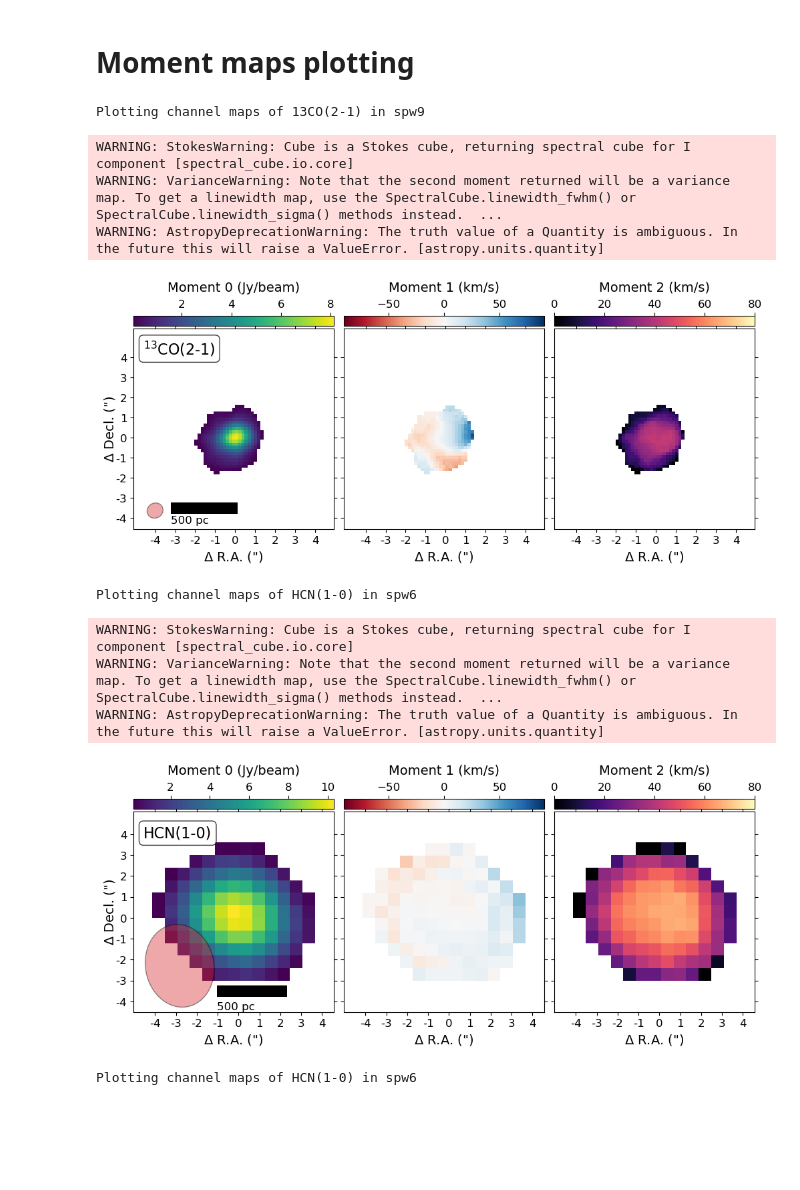
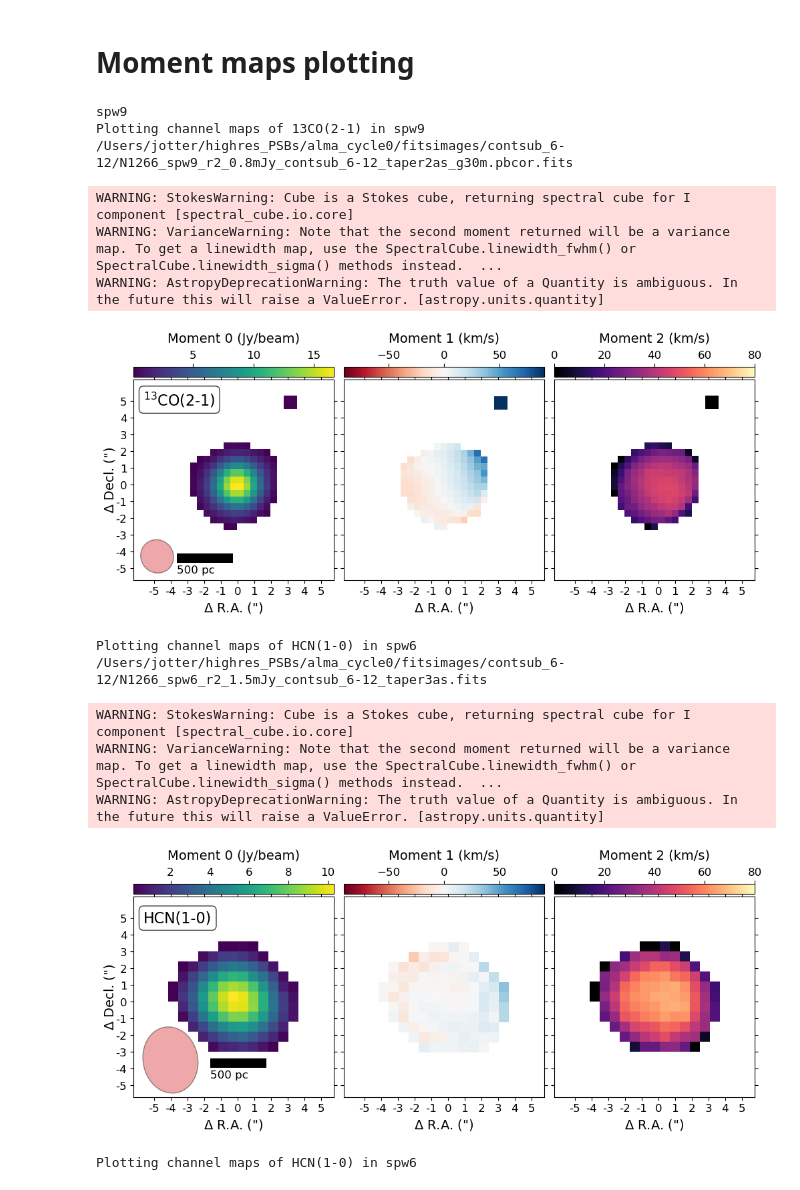
Before and after one commit to jaotter/alma_cycle0, a Jupyter notebook: scripts/moment_maps.ipynb, the cells around one changed output. Saved outputs shown, nothing was run; the diff lists cells and outputs as text; code cells hidden in the pictures; blank space fills up the shorter version.

Commit message:
changing which cube to plot

```diff
--- a/scripts/moment_maps.ipynb
+++ b/scripts/moment_maps.ipynb
@@ -138,8 +138,8 @@ def plot_moment_maps(cube, mom_maps, line_name, fov_size=8*u.arcsecond):
     ax0.set_xlim(xlim_pix)
     ax0.set_ylim(ylim_pix)
 
-    yticks_as = [-4,-3,-2,-1,0,1,2,3,4]
-    xticks_as = [-4,-3,-2,-1,0,1,2,3,4]
+    yticks_as = [-5,-4,-3,-2,-1,0,1,2,3,4,5]
+    xticks_as = [-5,-4,-3,-2,-1,0,1,2,3,4,5]
 
     pix_xticks = xticks_as / pixel_scales[0].value + gal_cen_pix[0]
     pix_yticks = yticks_as / pixel_scales[1].value + gal_cen_pix[1]
@@ -160,17 +160,26 @@ def plot_moment_maps(cube, mom_maps, line_name, fov_size=8*u.arcsecond):
 
     major_pix = (alma_beam.major / pixel_scales[0]).decompose()
     minor_pix = (alma_beam.minor / pixel_scales[0]).decompose()
-    #beam_xy = [xlim_pix[0] + major_pix/1.8, ylim_pix[0] + major_pix/1.8] #HCN
-    beam_xy = [xlim_pix[0] + major_pix/1.8+4, ylim_pix[0] + major_pix/1.8+3] #13CO
-    beam_ellipse = Ellipse(beam_xy, major_pix.value, minor_pix.value, 180-alma_beam.pa.value, alpha=0.4, ec='k', fc='tab:red')
-
-    ax0.add_patch(beam_ellipse)
 
     #xy_rect = [beam_xy[0]+3, beam_xy[1]-2.5] #for HCN(1-0)
-    xy_rect = [beam_xy[0]+5, beam_xy[1]-1] #for 13CO(2-1)
-    rect = Rectangle(xy_rect, scalebar_pix, height=scalebar_pix/6, facecolor='k')
-    ax0.add_patch(rect)
-    ax0.text(xy_rect[0], xy_rect[1]-3, '500 pc', size=12, color='k')
+    if line_name == '13CO(2-1)':
+        beam_xy = [xlim_pix[0] + major_pix/2+1, ylim_pix[0] + major_pix/2+1] #13CO
+        xy_rect = [beam_xy[0]+3, beam_xy[1]-1] #for 13CO(2-1)
+        rect = Rectangle(xy_rect, scalebar_pix, height=scalebar_pix/6, facecolor='k')
+        ax0.add_patch(rect)
+        ax0.text(xy_rect[0], xy_rect[1]-1.5, '500 pc', size=12, color='k')
+
+
+    if line_name == 'HCN(1-0)':
+        beam_xy = [xlim_pix[0] + major_pix/1.8, ylim_pix[0] + major_pix/1.8] #HCN
+        xy_rect = [beam_xy[0]+4, beam_xy[1]-0.8] #for 13CO(2-1)
+        rect = Rectangle(xy_rect, scalebar_pix, height=scalebar_pix/6, facecolor='k')
+        ax0.add_patch(rect)
+        ax0.text(xy_rect[0], xy_rect[1]-1, '500 pc', size=12, color='k')
+
+
+    beam_ellipse = Ellipse(beam_xy, major_pix.value, minor_pix.value, 180-alma_beam.pa.value, alpha=0.4, ec='k', fc='tab:red')
+    ax0.add_patch(beam_ellipse)
 
     ax1 = fig.add_subplot(gs[0,1])
     mom1_mappable = ax1.imshow(mom1, vmin=-90, vmax=90, cmap='RdBu')
@@ -230,12 +239,17 @@ def make_moment_maps(line, contsub=True, sigma=5, slab_width=1000*u.km/u.s, fov_
         cube_path = '/Users/jotter/highres_PSBs/ngc1266_data/co32.fits'
         spw=line
     else:
-        spw = None
         line_freq = line_freq_rest / (1 + z)
         for spw_name in freq_ranges.keys():
             freq_range = freq_ranges[spw_name]
             if line_freq > freq_range[0] and line_freq < freq_range[1]:
                 spw = spw_name
+
+        if line == '13CO(2-1)':
+            spw = '9'
+            print('spw9')
+        if line == 'HCN(1-0)':
+            spw = '6'
 
         print(f'Plotting channel maps of {line} in spw{spw}')
 
@@ -244,11 +258,12 @@ def make_moment_maps(line, contsub=True, sigma=5, slab_width=1000*u.km/u.s, fov_
                 cube_path = '/Users/jotter/highres_PSBs/alma_cycle0/fitsimages/contsub_6-12/N1266_spw9_r2_0.8mJy_contsub_6-12_taper2as_g30m.pbcor.fits'
             if spw == '6':
                 cube_path = '/Users/jotter/highres_PSBs/alma_cycle0/fitsimages/contsub_6-12/N1266_spw6_r2_1.5mJy_contsub_6-12_taper3as.fits'
-            else:
-                cube_path = glob.glob(f'/users/jotter/highres_PSBs/alma_cycle0/fitsimages/contsub_6-12/N1266_spw{spw}_r0.5_*_contsub_6-12.pbcor.fits')[0]
+            #else:
+            #    cube_path = glob.glob(f'/users/jotter/highres_PSBs/alma_cycle0/fitsimages/contsub_6-12/N1266_spw{spw}_r0.5_*_contsub_6-12.pbcor.fits')[0]
         else:
             cube_path = glob.glob(f'/users/jotter/highres_PSBs/alma_cycle0/fitsimages/no_contsub/N1266_spw{spw}_r0.5_*.pbcor.fits')[0]
 
+    print(cube_path)
     cube = SpectralCube.read(cube_path)
 
     if 'velocity' in cube.spectral_axis.unit.physical_type:
@@ -484,21 +499,24 @@ WARNING: VarianceWarning: Note that the second moment returned will be a varianc
 # %% [markdown]
 # Moment maps plotting
 # %%
-make_moment_maps('13CO(2-1)', contsub=True, sigma=5, fov_size=10*u.arcsecond)
+make_moment_maps('13CO(2-1)', contsub=True, sigma=5, fov_size=12*u.arcsecond)
 # %% [output]
+spw9
 Plotting channel maps of 13CO(2-1) in spw9
+/Users/jotter/highres_PSBs/alma_cycle0/fitsimages/contsub_6-12/N1266_spw9_r2_0.8mJy_contsub_6-12_taper2as_g30m.pbcor.fits
 WARNING: StokesWarning: Cube is a Stokes cube, returning spectral cube for I component [spectral_cube.io.core]
 WARNING: VarianceWarning: Note that the second moment returned will be a variance map. To get a linewidth map, use the SpectralCube.linewidth_fwhm() or SpectralCube.linewidth_sigma() methods instead.  ...
 WARNING: AstropyDeprecationWarning: The truth value of a Quantity is ambiguous. In the future this will raise a ValueError. [astropy.units.quantity]
-[figure, old version]
+[figure, new version]
 # %%
-make_moment_maps('HCN(1-0)', contsub=True, sigma=5, fov_size=10*u.arcsecond)
+make_moment_maps('HCN(1-0)', contsub=True, sigma=5, fov_size=12*u.arcsecond)
 # %% [output]
 Plotting channel maps of HCN(1-0) in spw6
+/Users/jotter/highres_PSBs/alma_cycle0/fitsimages/contsub_6-12/N1266_spw6_r2_1.5mJy_contsub_6-12_taper3as.fits
 WARNING: StokesWarning: Cube is a Stokes cube, returning spectral cube for I component [spectral_cube.io.core]
 WARNING: VarianceWarning: Note that the second moment returned will be a variance map. To get a linewidth map, use the SpectralCube.linewidth_fwhm() or SpectralCube.linewidth_sigma() methods instead.  ...
 WARNING: AstropyDeprecationWarning: The truth value of a Quantity is ambiguous. In the future this will raise a ValueError. [astropy.units.quantity]
-[figure, old version]
+[figure, new version]
 # %%
 mom0_HCN, mom1_HCN, mom2_HCN, cube_HCN = make_moment_maps('HCN(1-0)', contsub=True, sigma=5, fov_size=10*u.arcsecond, plot=False)
 mom0_13CO, mom1_13CO, mom2_13CO, cube_13CO = make_moment_maps('13CO(2-1)', contsub=True, sigma=5, fov_size=10*u.arcsecond, plot=False)
```
